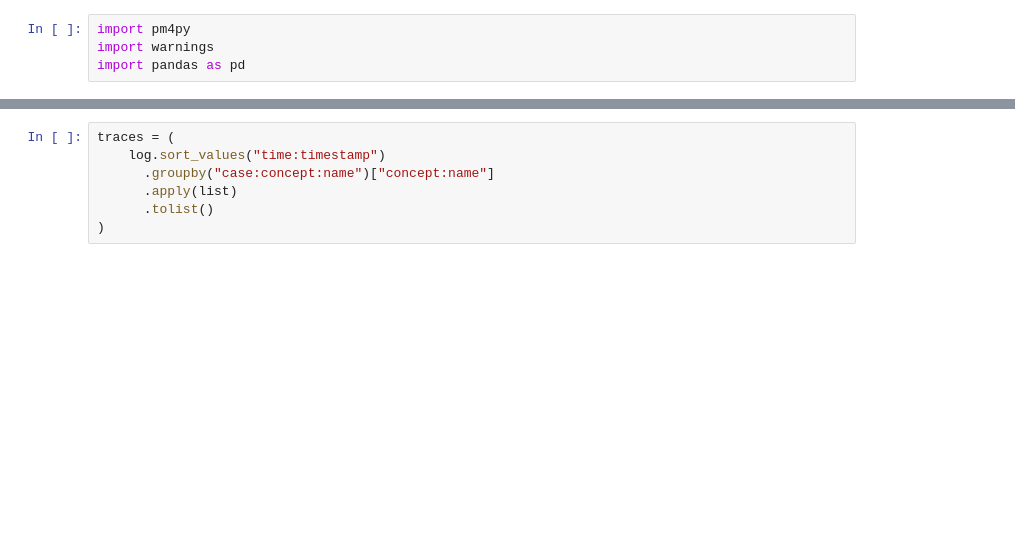
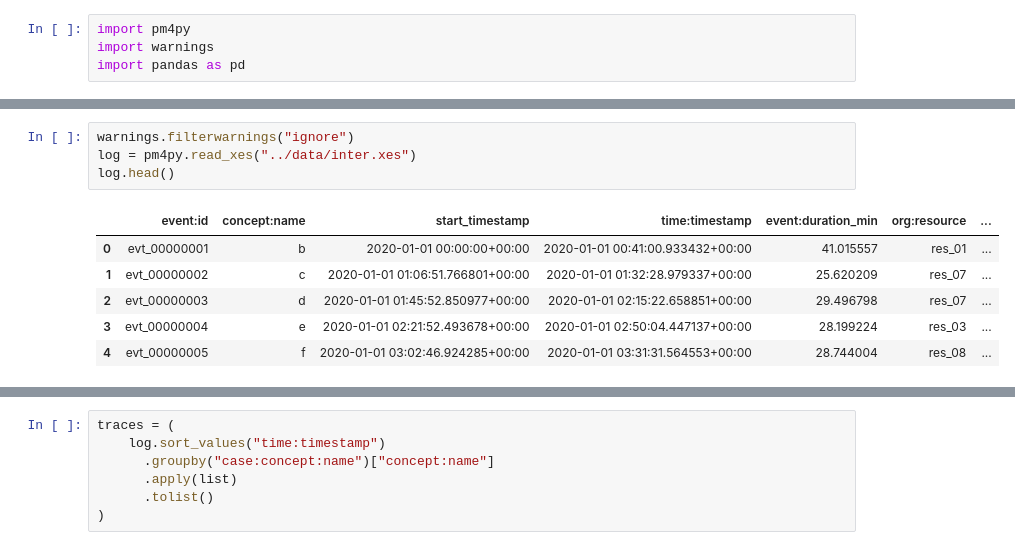
Before and after one commit to boraderen/thesis, a Jupyter notebook: notebooks/misc.ipynb, the cells around one changed output, grey strips where cells are left out. Drawn from its saved outputs; the diff is of its cells as text; blank space fills up the shorter version.

```diff
--- a/notebooks/misc.ipynb
+++ b/notebooks/misc.ipynb
@@ -15,0 +16,11 @@ log.head()
+# %%
+warnings.filterwarnings("ignore")
+log = pm4py.read_xes("../data/inter.xes")
+log.head()
+# %% [output]
+|  | event:id | concept:name | start_timestamp | time:timestamp | event:duration_min | org:resource | ... |
+| 0 | evt_00000001 | b | 2020-01-01 00:00:00+00:00 | 2020-01-01 00:41:00.933432+00:00 | 41.015557 | res_01 | ... |
+| 1 | evt_00000002 | c | 2020-01-01 01:06:51.766801+00:00 | 2020-01-01 01:32:28.979337+00:00 | 25.620209 | res_07 | ... |
+| 2 | evt_00000003 | d | 2020-01-01 01:45:52.850977+00:00 | 2020-01-01 02:15:22.658851+00:00 | 29.496798 | res_07 | ... |
+| 3 | evt_00000004 | e | 2020-01-01 02:21:52.493678+00:00 | 2020-01-01 02:50:04.447137+00:00 | 28.199224 | res_03 | ... |
+| 4 | evt_00000005 | f | 2020-01-01 03:02:46.924285+00:00 | 2020-01-01 03:31:31.564553+00:00 | 28.744004 | res_08 | ... |
```
Also changed, not shown: parts of 2 cells of this notebook, 26 other files.
